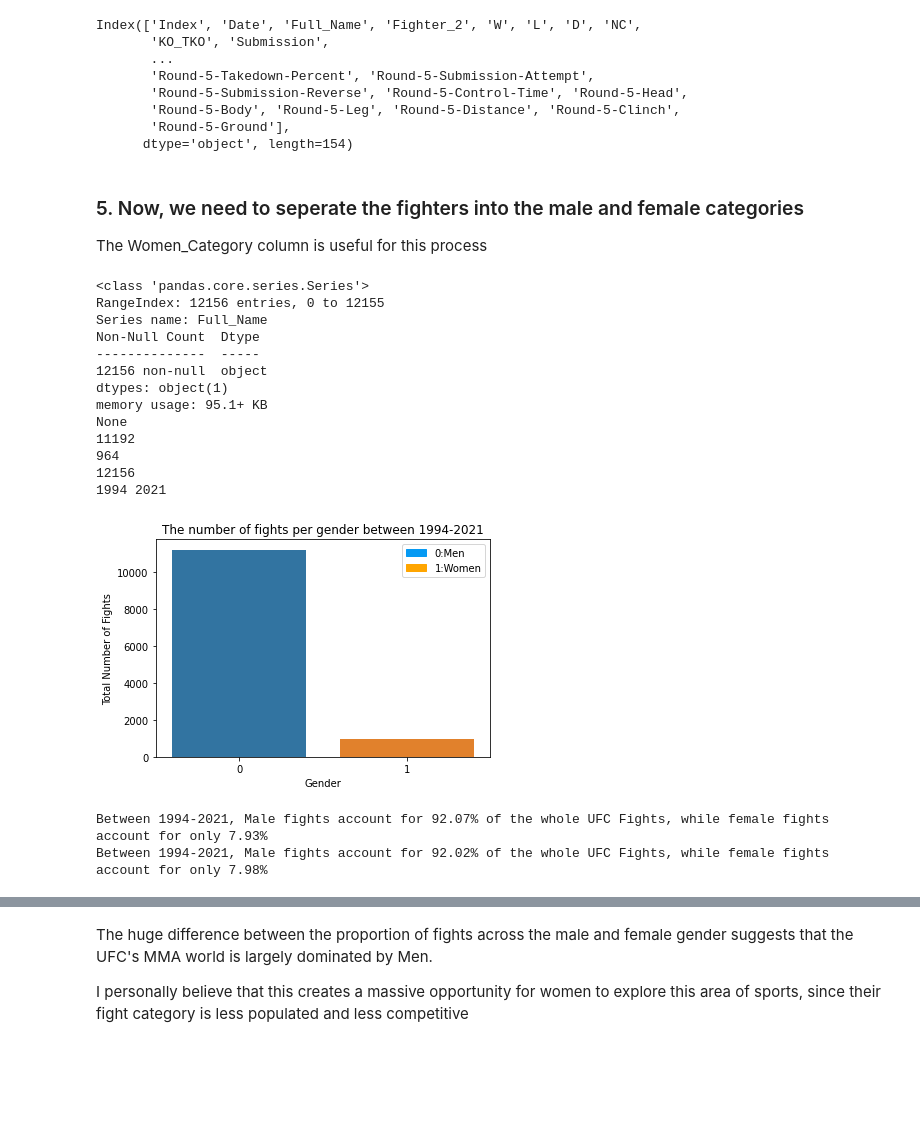
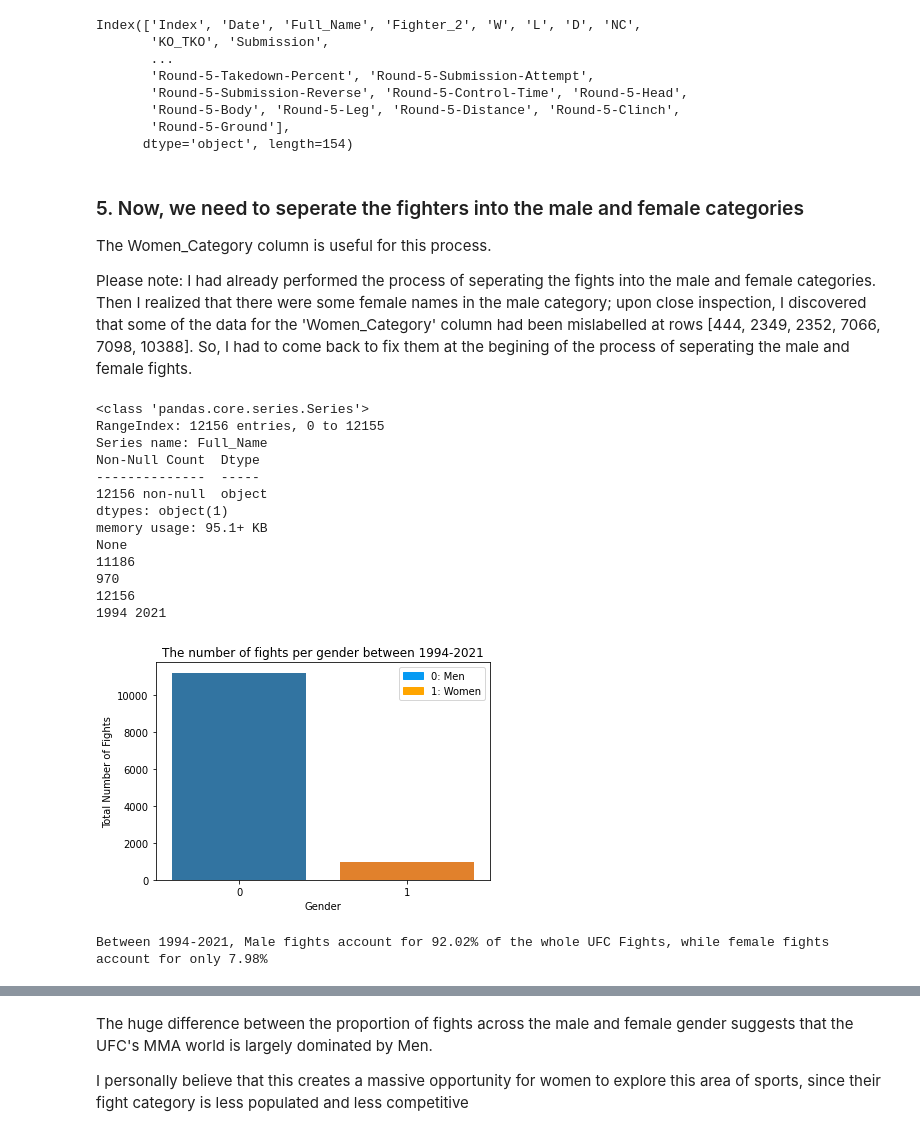
Before and after one commit to BoboyeOkeya/PortFolio---Machine-Learning-AI-foundations-, a Jupyter notebook: UFC_Data_Analysis.ipynb, the cells around one changed output, grey strips where cells are left out. Cells and saved outputs as stored; diff of their text form; code cells hidden in the pictures; blank space fills up the shorter version.

Commit message:
Commit #2 - Fixed the Mislabelled Data and Visualized Unique Number of Fighters

```diff
--- a/UFC_Data_Analysis.ipynb
+++ b/UFC_Data_Analysis.ipynb
@@ -126,10 +126,16 @@ Index(['Index', 'Date', 'Full_Name', 'Fighter_2', 'W', 'L', 'D', 'NC',
 # %% [markdown]
 ### 5. Now, we need to seperate the fighters into the male and female categories
 
-The Women_Category column is useful for this process
+The Women_Category column is useful for this process.
+
+Please note: I had already performed the process of seperating the fights into the male and female categories. Then I realized that there were some female names in the male category; upon close inspection, I discovered that some of the data for the 'Women_Category' column had been mislabelled at rows [444, 2349, 2352, 7066, 7098, 10388]. So, I had to come back to fix them at the begining of the process of seperating the male and female fights.
 # %%
-#First Let's Seperate the male and female fights
+#Fixing the mislabelled data
+row_mislabel = [444, 2349, 2352, 7066, 7098, 10388]
+for i in row_mislabel:
+    ufc_master.at[i, 'Women_Category']=1
 
+#Now,Let's Seperate the male and female fights
 male_fights = ufc_master[ufc_master['Women_Category'] ==0]
 female_fights = ufc_master[ufc_master['Women_Category'] ==1]
 print(ufc_master['Full_Name'].info())
@@ -139,43 +145,39 @@ print(len(ufc_master))
 
 #Convert date to datetime using pandas
 ufc_master['Date'] = pd.to_datetime(ufc_master['Date'])
-# print(ufc_master['Date'].head())
 # print(ufc_master.Date.dt.day.head())
 # print(ufc_master.Date.dt.month.head())
-# print(ufc_master.Date.dt.year.head())
 min_date = ufc_master['Date'].dt.year.min()
 max_date = ufc_master['Date'].dt.year.max()
 
 print(min_date,max_date)
 
 #Visualize the proportion of male fights versus female fights
 sns.countplot(data=ufc_master,x='Women_Category')
 plt.title(f'The number of fights per gender between {min_date}-{max_date}')
-blue_patch = mpatches.Patch(color='xkcd:azure', label='0:Men')
-orange_patch = mpatches.Patch(color='orange', label='1:Women')
+blue_patch = mpatches.Patch(color='xkcd:azure', label='0: Men')
+orange_patch = mpatches.Patch(color='orange', label='1: Women')
 plt.ylabel('Total Number of Fights')
 plt.xlabel('Gender')
 plt.legend(handles=[blue_patch, orange_patch])
+# plt.savefig('Count_of_Male_Fights_And_Female_Fights.png')
 plt.show()
 
+
 print(f'Between {min_date}-{max_date}, Male fights account for {round(100*len(male_fights)/len(ufc_master),3)}% of the whole UFC Fights, while female fights account for only {round(100*len(female_fights)/len(ufc_master),3)}% ')
-
-#compensating for the 6 mislabelled Women_Category at indices = [444, 2349, 2352, 7066, 7098, 10388]
-print(f'Between {min_date}-{max_date}, Male fights account for {round(100*(len(male_fights)-6)/len(ufc_master),3)}% of the whole UFC Fights, while female fights account for only {round(100*(len(female_fights)+6)/len(ufc_master),3)}% ')
 # %% [output]
 <class 'pandas.core.series.Series'>
 RangeIndex: 12156 entries, 0 to 12155
 Series name: Full_Name
 Non-Null Count  Dtype
 --------------  -----
 12156 non-null  object
 dtypes: object(1)
 memory usage: 95.1+ KB
 None
-11192
-964
+11186
+970
 12156
 1994 2021
-[figure, old version]
+[figure, new version]
-Between 1994-2021, Male fights account for 92.07% of the whole UFC Fights, while female fights account for only 7.93%
 Between 1994-2021, Male fights account for 92.02% of the whole UFC Fights, while female fights account for only 7.98%
```
Also changed, not shown: parts of 3 cells of this notebook.
